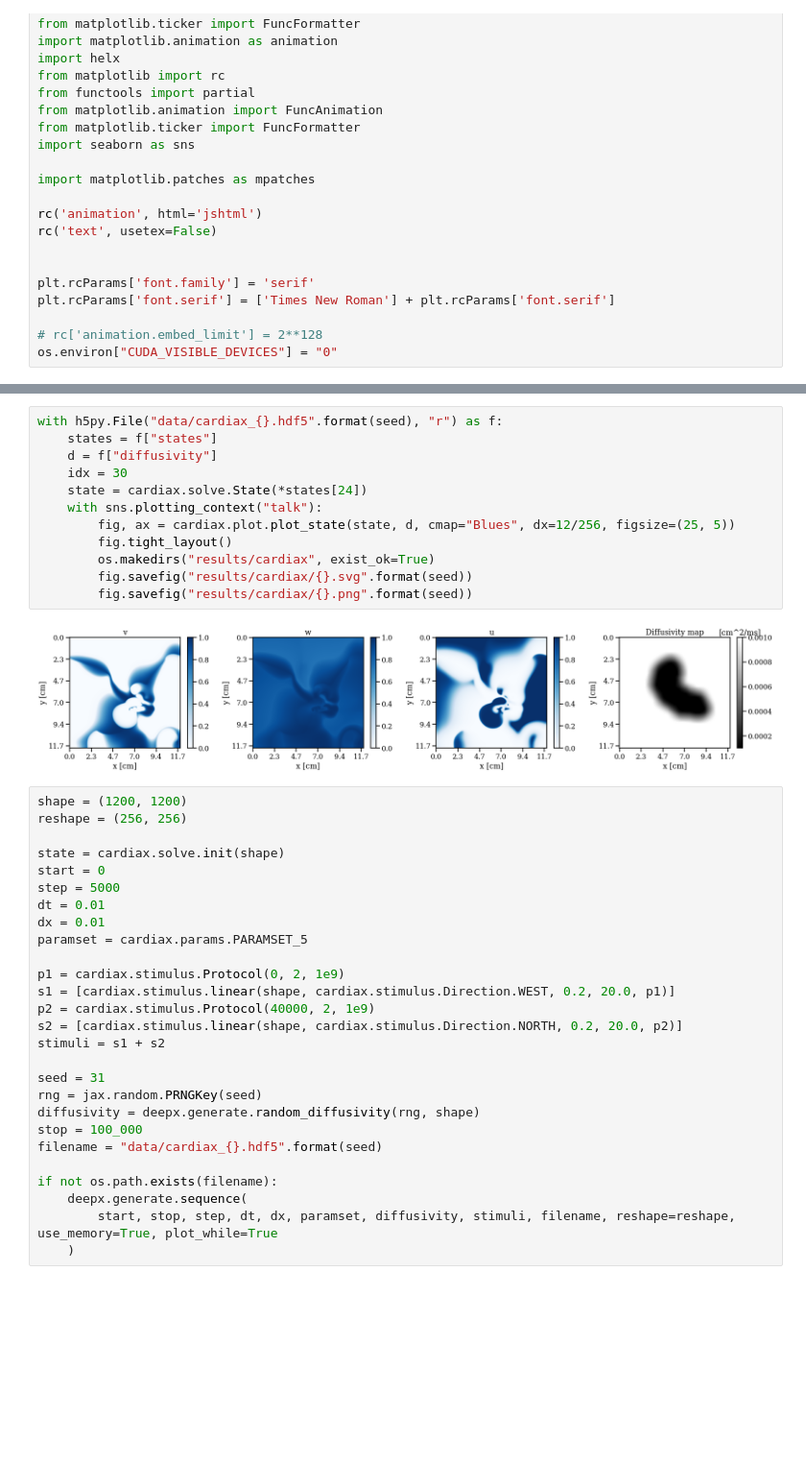
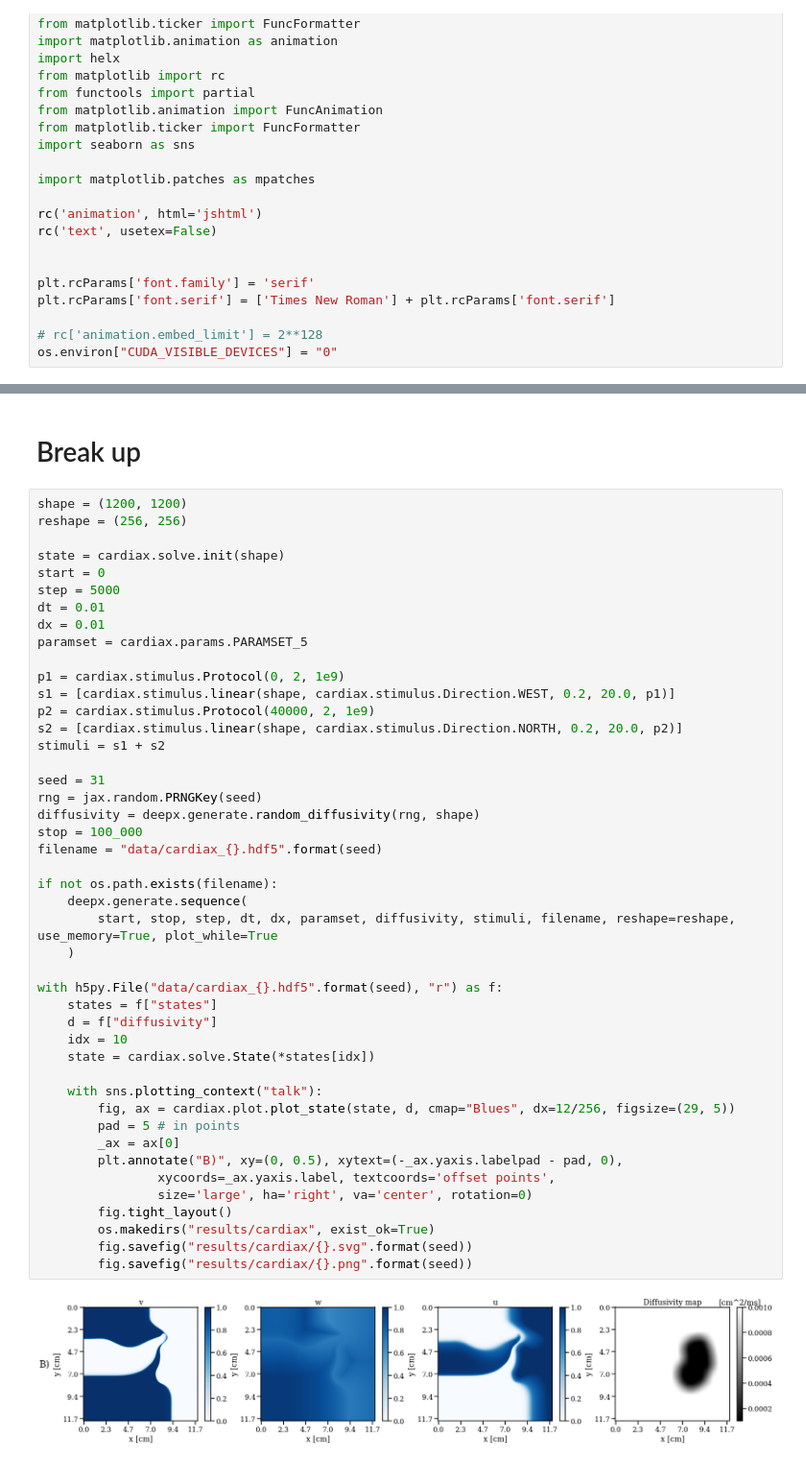
Before and after one commit to epignatelli/cardiax, a Jupyter notebook: experiments/test_cardiax.ipynb, the cells around one changed output, grey strips where cells are left out. Shown at 96% size. Drawn from its saved outputs; the diff is of its cells as text; blank space fills up the shorter version.

```diff
--- a/experiments/test_cardiax.ipynb
+++ b/experiments/test_cardiax.ipynb
@@ -74,41 +90,49 @@ if not os.path.exists(filename):
-# %%
-with h5py.File("data/cardiax_{}.hdf5".format(seed), "r") as f:
-    states = f["states"]
-    d = f["diffusivity"]
-    idx = 30
-    state = cardiax.solve.State(*states[24])
-    with sns.plotting_context("talk"):
-        fig, ax = cardiax.plot.plot_state(state, d, cmap="Blues", dx=12/256, figsize=(25, 5))
-        fig.tight_layout()
-        os.makedirs("results/cardiax", exist_ok=True)
-        fig.savefig("results/cardiax/{}.svg".format(seed))
-        fig.savefig("results/cardiax/{}.png".format(seed))
-# %% [output]
-[figure, removed]
+# %% [markdown]
+# Break up
 # %%
 shape = (1200, 1200)
 reshape = (256, 256)
 
 state = cardiax.solve.init(shape)
 start = 0
 step = 5000
 dt = 0.01
 dx = 0.01
 paramset = cardiax.params.PARAMSET_5
 
 p1 = cardiax.stimulus.Protocol(0, 2, 1e9)
 s1 = [cardiax.stimulus.linear(shape, cardiax.stimulus.Direction.WEST, 0.2, 20.0, p1)]
 p2 = cardiax.stimulus.Protocol(40000, 2, 1e9)
 s2 = [cardiax.stimulus.linear(shape, cardiax.stimulus.Direction.NORTH, 0.2, 20.0, p2)]
 stimuli = s1 + s2
 
 seed = 31
 rng = jax.random.PRNGKey(seed)
 diffusivity = deepx.generate.random_diffusivity(rng, shape)
 stop = 100_000
 filename = "data/cardiax_{}.hdf5".format(seed)
 
 if not os.path.exists(filename):
     deepx.generate.sequence(
         start, stop, step, dt, dx, paramset, diffusivity, stimuli, filename, reshape=reshape, use_memory=True, plot_while=True
     )
+
+with h5py.File("data/cardiax_{}.hdf5".format(seed), "r") as f:
+    states = f["states"]
+    d = f["diffusivity"]
+    idx = 10
+    state = cardiax.solve.State(*states[idx])
+
+    with sns.plotting_context("talk"):
+        fig, ax = cardiax.plot.plot_state(state, d, cmap="Blues", dx=12/256, figsize=(29, 5))
+        pad = 5 # in points
+        _ax = ax[0]
+        plt.annotate("B)", xy=(0, 0.5), xytext=(-_ax.yaxis.labelpad - pad, 0),
+                xycoords=_ax.yaxis.label, textcoords='offset points',
+                size='large', ha='right', va='center', rotation=0)
+        fig.tight_layout()
+        os.makedirs("results/cardiax", exist_ok=True)
+        fig.savefig("results/cardiax/{}.svg".format(seed))
+        fig.savefig("results/cardiax/{}.png".format(seed))
+# %% [output]
+[figure, added]
```
Also changed, not shown: parts of 16 cells of this notebook, 13 other files.
